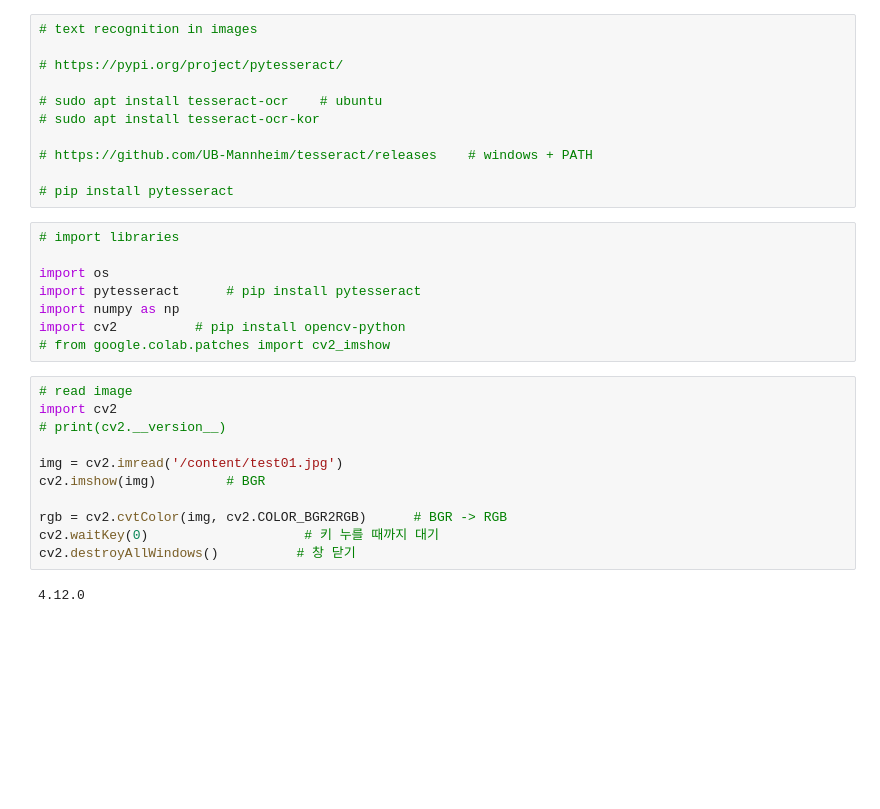
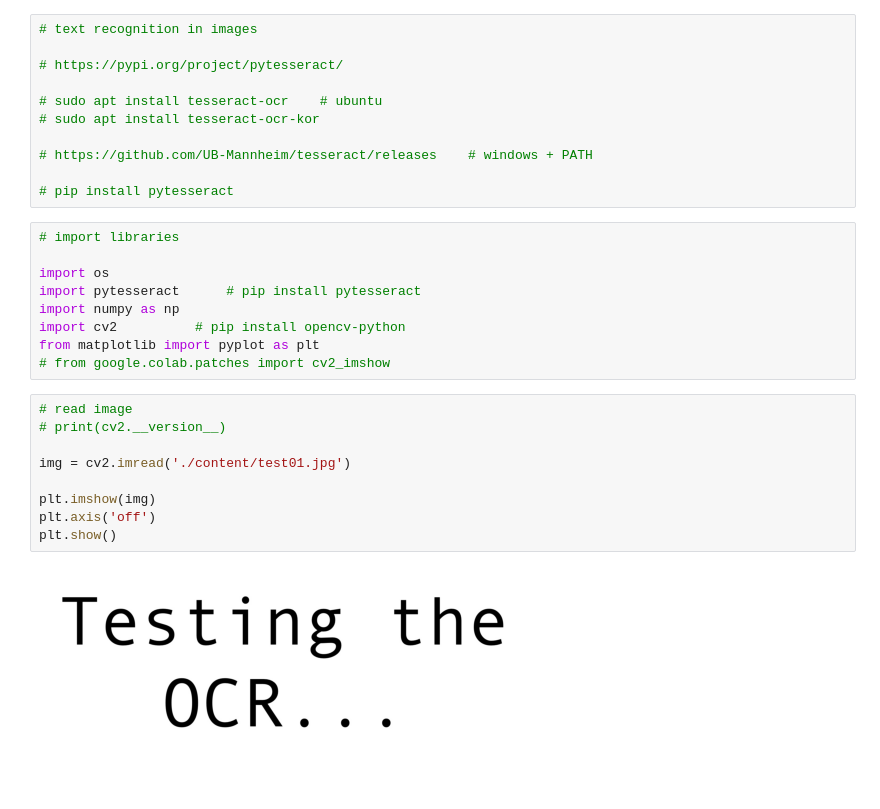
Before and after one commit to sonsungjong/python, a Jupyter notebook: OCR/OCR with Tesseract.ipynb, the cells around one changed output. Drawn from its saved outputs; the diff is of its cells as text; blank space fills up the shorter version.

```diff
--- a/OCR/OCR with Tesseract.ipynb
+++ b/OCR/OCR with Tesseract.ipynb
@@ -16,17 +16,16 @@ import os
 import pytesseract      # pip install pytesseract
 import numpy as np
 import cv2          # pip install opencv-python
+from matplotlib import pyplot as plt
 # from google.colab.patches import cv2_imshow
 # %%
 # read image
-import cv2
 # print(cv2.__version__)
 
-img = cv2.imread('/content/test01.jpg')
-cv2.imshow(img)         # BGR
+img = cv2.imread('./content/test01.jpg')
 
-rgb = cv2.cvtColor(img, cv2.COLOR_BGR2RGB)      # BGR -> RGB
-cv2.waitKey(0)                    # 키 누를 때까지 대기
-cv2.destroyAllWindows()          # 창 닫기
+plt.imshow(img)
+plt.axis('off')
+plt.show()
 # %% [output]
-4.12.0
+[figure, added]
```
Also changed, not shown: parts of 1 cell of this notebook.
